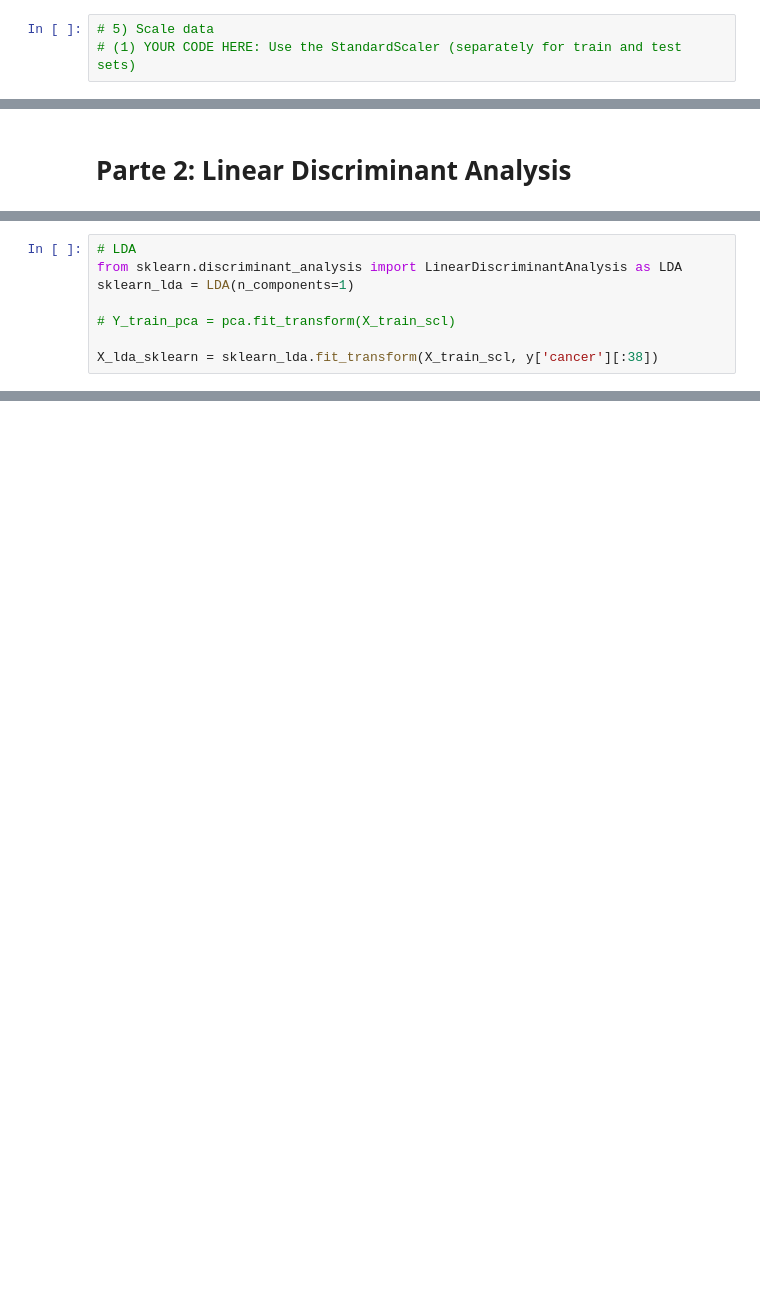
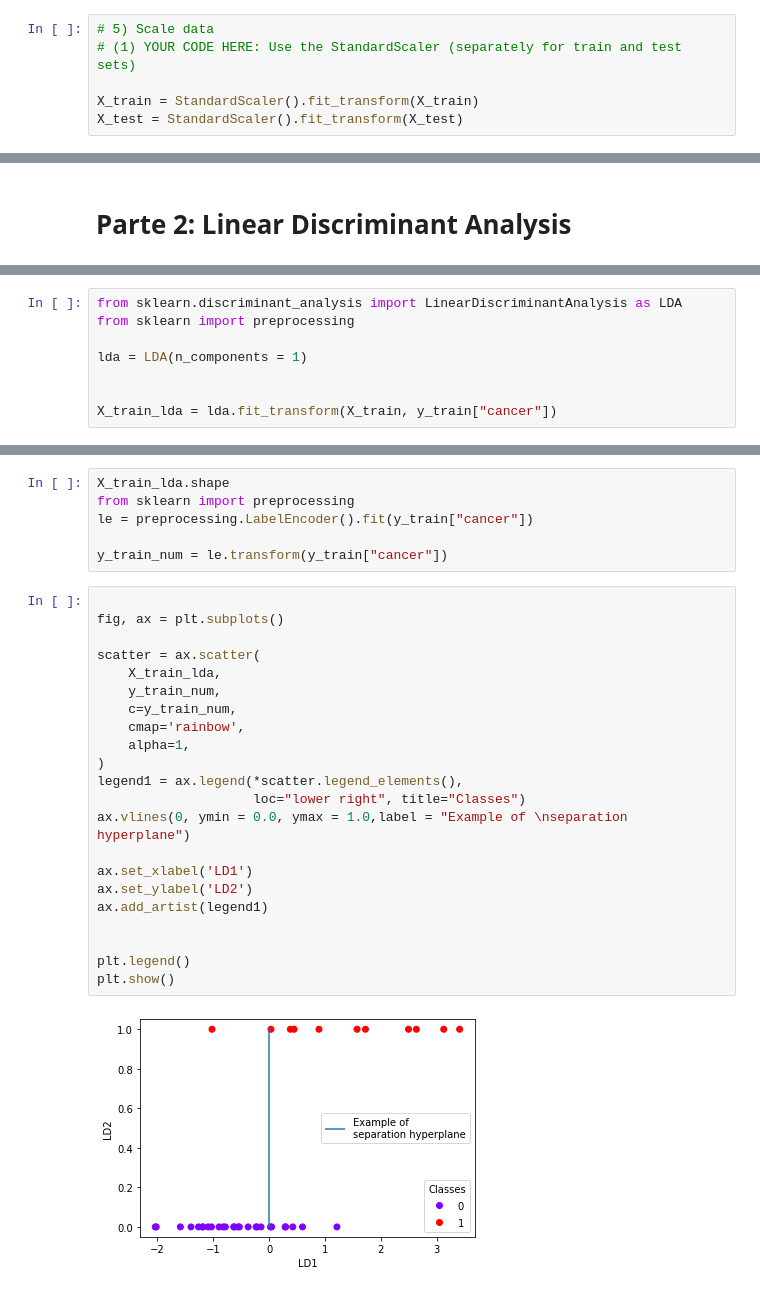
Before and after one commit to fjsaezm/mcd-maaa, a Jupyter notebook: P3/practica-pca-gene-expression-nosol-2.ipynb, the cells around one changed output, grey strips where cells are left out. Saved outputs shown, nothing was run; the diff lists cells and outputs as text; blank space fills up the shorter version.

```diff
--- a/P3/practica-pca-gene-expression-nosol.ipynb
+++ b/P3/practica-pca-gene-expression-nosol-2.ipynb
@@ -128,6 +99,9 @@ The analysis reveals that 21 principle components are needed to account for 80%
 # %%
 # 5) Scale data
 # (1) YOUR CODE HERE: Use the StandardScaler (separately for train and test sets)
+
+X_train = StandardScaler().fit_transform(X_train)
+X_test = StandardScaler().fit_transform(X_test)
 # %%
 # 6) PCA Analysis and projection
 components = 21
@@ -198,8 +227,8 @@ X_train_scl.shape
 # %%
-# LDA
 from sklearn.discriminant_analysis import LinearDiscriminantAnalysis as LDA
-sklearn_lda = LDA(n_components=1)
+from sklearn import preprocessing
 
-# Y_train_pca = pca.fit_transform(X_train_scl)
+lda = LDA(n_components = 1)
 
-X_lda_sklearn = sklearn_lda.fit_transform(X_train_scl, y['cancer'][:38])
+
+X_train_lda = lda.fit_transform(X_train, y_train["cancer"])
@@ -281,0 +235,30 @@ plot_scikit_lda(X_lda_sklearn, title='Default LDA via scikit-learn')
+# %%
+X_train_lda.shape
+from sklearn import preprocessing
+le = preprocessing.LabelEncoder().fit(y_train["cancer"])
+
+y_train_num = le.transform(y_train["cancer"])
+# %%
+
+fig, ax = plt.subplots()
+
+scatter = ax.scatter(
+    X_train_lda,
+    y_train_num,
+    c=y_train_num,
+    cmap='rainbow',
+    alpha=1,
+)
+legend1 = ax.legend(*scatter.legend_elements(),
+                    loc="lower right", title="Classes")
+ax.vlines(0, ymin = 0.0, ymax = 1.0,label = "Example of \nseparation hyperplane")
+
+ax.set_xlabel('LD1')
+ax.set_ylabel('LD2')
+ax.add_artist(legend1)
+
+
+plt.legend()
+plt.show()
+# %% [output]
+[figure, added]
```
Also changed, not shown: parts of 30 cells of this notebook, 2 other files.
